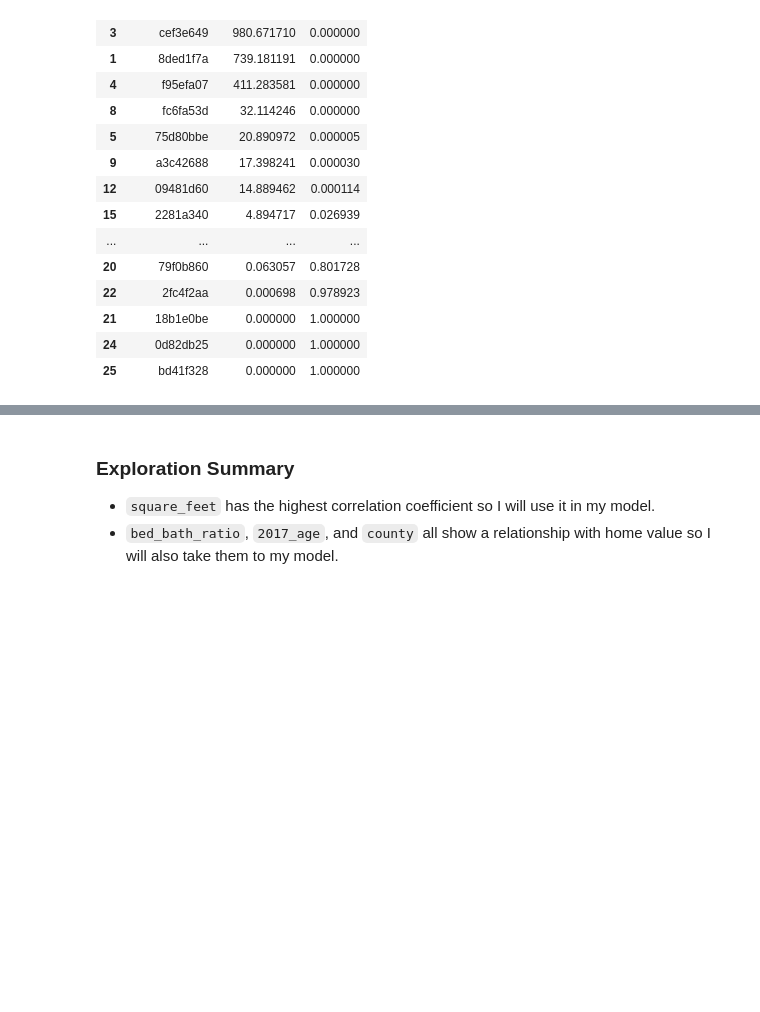
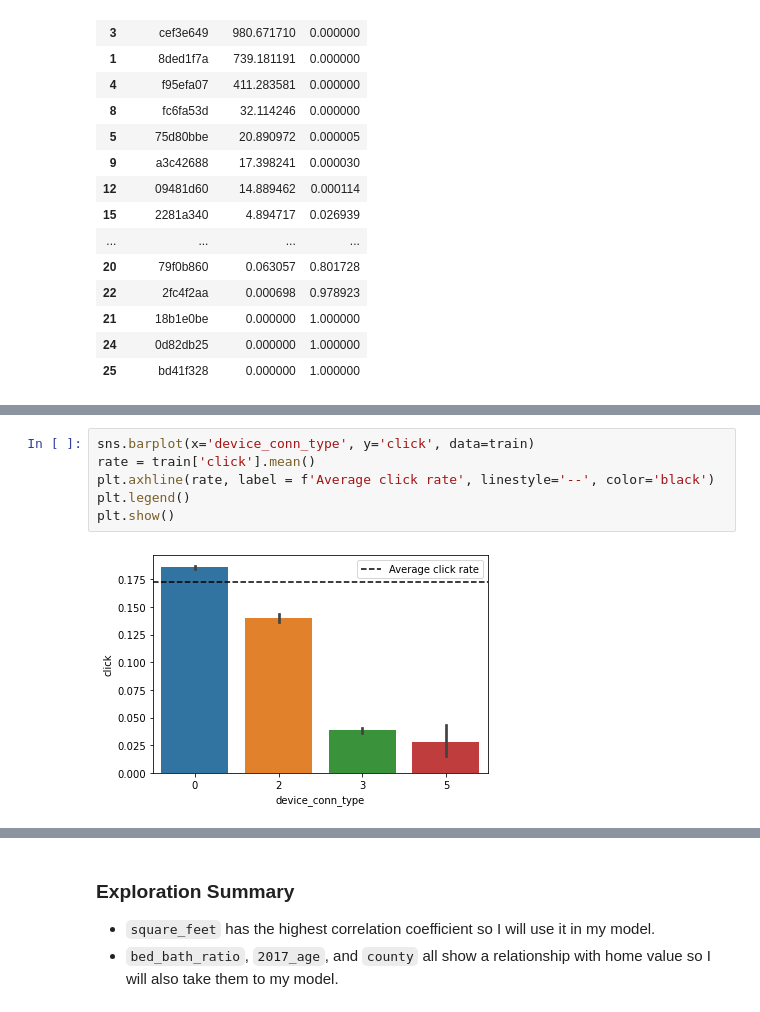
Before and after one commit to markydoug/click_throughs, a Jupyter notebook: project_template.ipynb, the cells around one changed output, grey strips where cells are left out. Drawn from its saved outputs; the diff is of its cells as text; blank space fills up the shorter version.

```diff
--- a/project_template.ipynb
+++ b/project_template.ipynb
@@ -392,0 +375,8 @@ df.sort_values(by=['p-value','χ^2'], ascending=[True,False])
+# %%
+sns.barplot(x='device_conn_type', y='click', data=train)
+rate = train['click'].mean()
+plt.axhline(rate, label = f'Average click rate', linestyle='--', color='black')
+plt.legend()
+plt.show()
+# %% [output]
+[figure, added]
```
Also changed, not shown: parts of 9 cells of this notebook.
